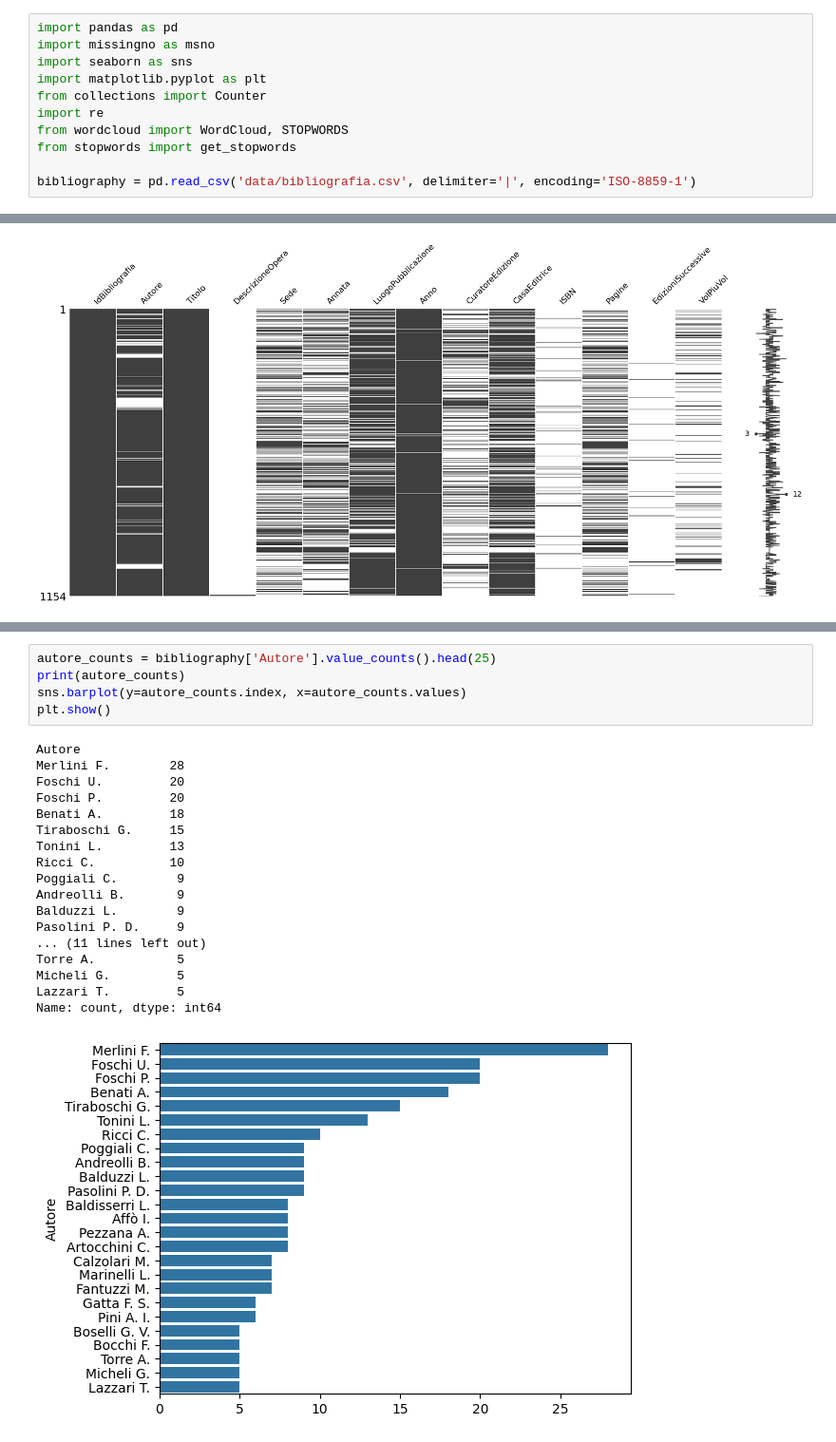
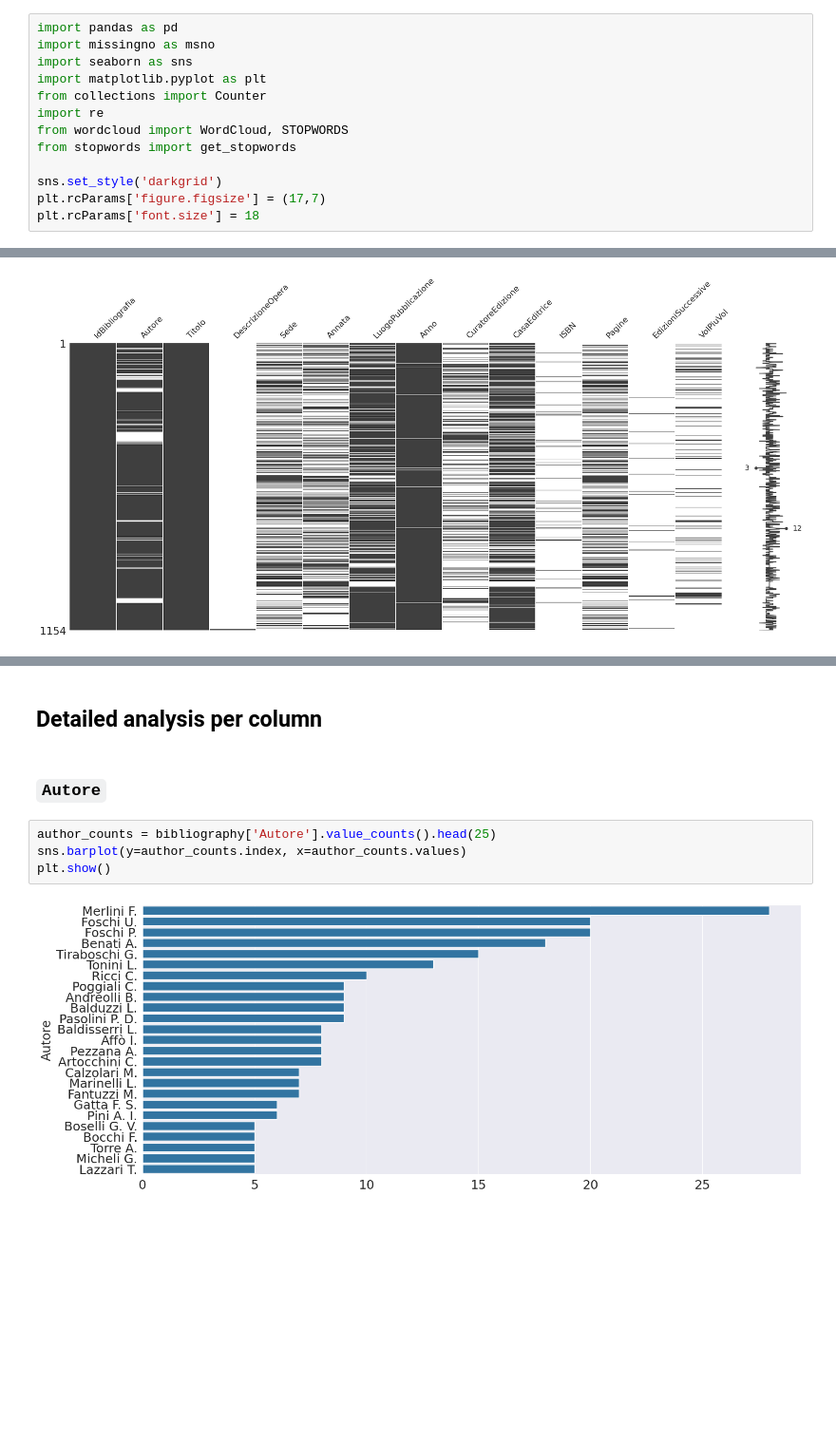
Before and after one commit to sbrzt/castelli, a Jupyter notebook: bibliography.ipynb, the cells around one changed output, grey strips where cells are left out. Shown at 95% size. Cells and saved outputs as stored; diff of their text form; blank space fills up the shorter version.

Commit message:
FEAT: upgrade bibliography.ipynb

```diff
--- a/bibliography.ipynb
+++ b/bibliography.ipynb
@@ -8,4 +12,6 @@ import re
 from wordcloud import WordCloud, STOPWORDS
 from stopwords import get_stopwords
 
-bibliography = pd.read_csv('data/bibliografia.csv', delimiter='|', encoding='ISO-8859-1')
+sns.set_style('darkgrid')
+plt.rcParams['figure.figsize'] = (17,7)
+plt.rcParams['font.size'] = 18
@@ -83,24 +139,10 @@ msno.matrix(bibliography)
+# %% [markdown]
+## Detailed analysis per column
+# %% [markdown]
+### `Autore`
 # %%
-autore_counts = bibliography['Autore'].value_counts().head(25)
-print(autore_counts)
-sns.barplot(y=autore_counts.index, x=autore_counts.values)
+author_counts = bibliography['Autore'].value_counts().head(25)
+sns.barplot(y=author_counts.index, x=author_counts.values)
 plt.show()
 # %% [output]
-Autore
-Merlini F.        28
-Foschi U.         20
-Foschi P.         20
-Benati A.         18
-Tiraboschi G.     15
-Tonini L.         13
-Ricci C.          10
-Poggiali C.        9
-Andreolli B.       9
-Balduzzi L.        9
-Pasolini P. D.     9
-... (11 lines left out)
-Torre A.           5
-Micheli G.         5
-Lazzari T.         5
-Name: count, dtype: int64
-[figure, old version]
+[figure, new version]
```
Also changed, not shown: parts of 44 cells of this notebook.
